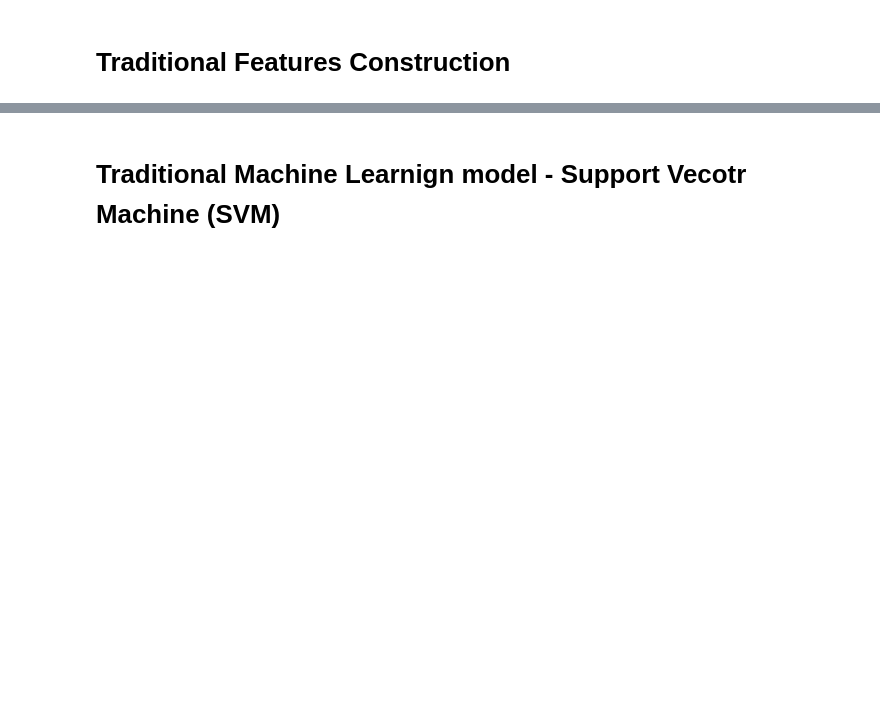
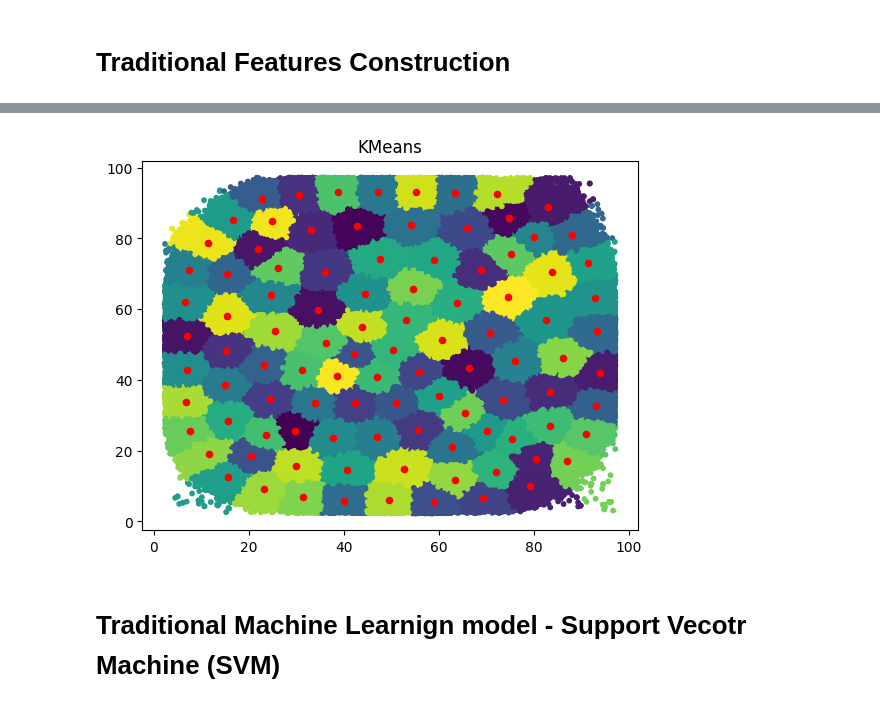
Before and after one commit to million-haileyesus/Machine_Learning_I, a Jupyter notebook: programming assignment.ipynb, the cells around one changed output, grey strips where cells are left out. Saved outputs shown, nothing was run; the diff lists cells and outputs as text; code cells hidden in the pictures; blank space fills up the shorter version.

```diff
--- a/programming assignment.ipynb
+++ b/programming assignment.ipynb
@@ -77,3 +85,20 @@ training_img, testing_img = get_dataset()
+# %%
+def create_new_keypoints(image_set=training_img):
+    keypoints = []
+
+    for image in training_img:
+        loaded_image = cv.imread(image)
+        gray = cv.cvtColor(loaded_image, cv.COLOR_BGR2GRAY)
+        sift = cv.SIFT_create()
+        kp, des = sift.detectAndCompute(gray, None)
+
+        keypoints.extend(kp)
+
+    keypoints = np.array([kp.pt for kp in keypoints])
+
+    return keypoints
+# %%
+training_img_keypoints = create_new_keypoints()
 # %%
 def dataset_target(images):
     targets = {f: 0 for f in folders}
@@ -107,4 +131,15 @@ def k_means_clustering(X):
     return kmeans
+# %%
+def plot_clusters(X):
+    plt.scatter(X[:, 0], X[:, 1], s=10, c=kmeans.labels_)
+    plt.scatter(kmeans.cluster_centers_[:, 0], kmeans.cluster_centers_[:, 1], s=20, c="r")
+    plt.title("KMeans")
+    plt.show()
+# %%
+kmeans = k_means_clustering(training_img_keypoints)
+plot_clusters(training_img_keypoints)
+# %% [output]
+[figure, added]
 # %%
 def dimension_reduction(features):
     pca = PCA(n_components=2)
```
Also changed, not shown: parts of 6 cells of this notebook.
